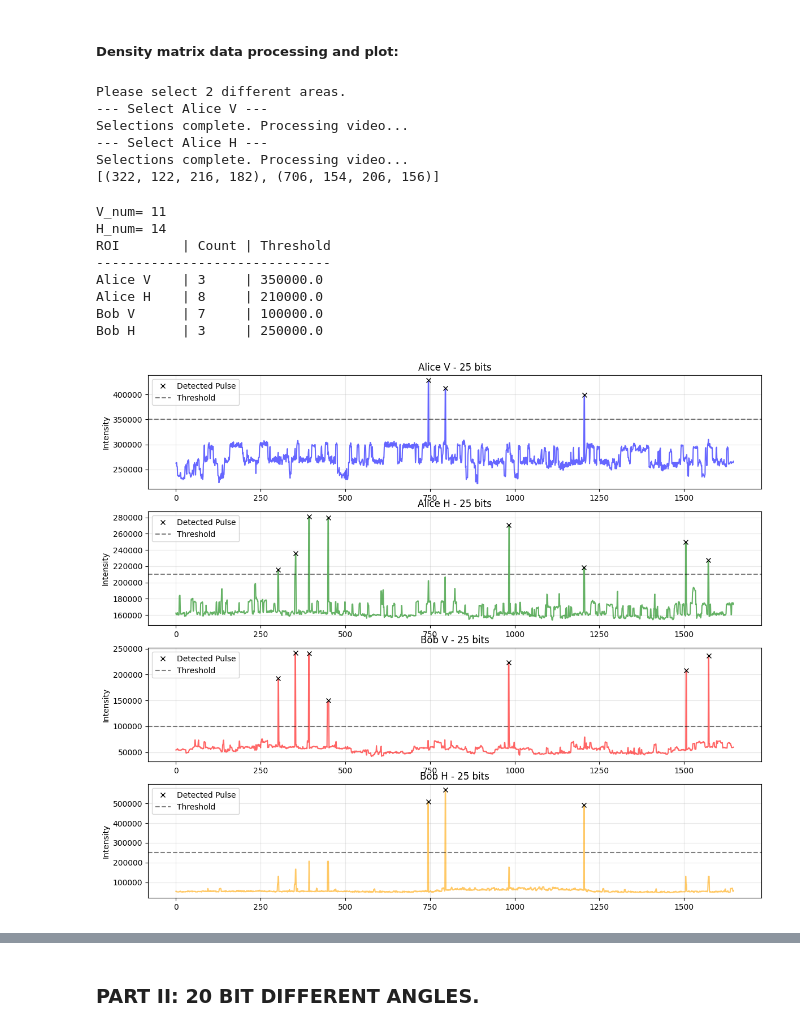
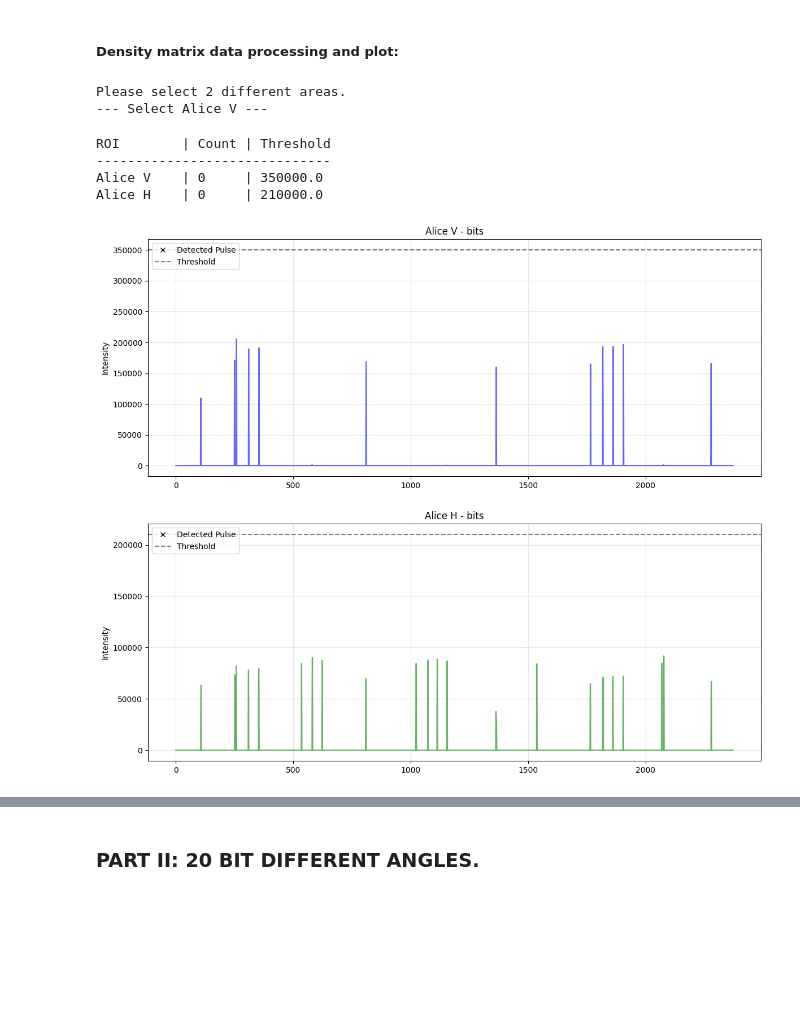
Before and after one commit to zivschoenfeld/quantom-tomography-visualised-in-classical-system, a Jupyter notebook: code.ipynb, the cells around one changed output, grey strips where cells are left out. Drawn from its saved outputs; the diff is of its cells as text; code cells hidden in the pictures; blank space fills up the shorter version.

```diff
--- a/code.ipynb
+++ b/code.ipynb
@@ -248,9 +248,27 @@ def image_analysis(ROI_COUNT, labels, RESIZE_FACTOR, ROI_exe=True):
             x, y, w, h = roi_coords[i]
 
             # 1. Extract the ROI
-            roi = frame[y : y + h, x : x + w, 2]
+            roi = frame[y : y + h, x : x + w]
+            roi_hsv = cv2.cvtColor(roi, cv2.COLOR_BGR2HSV)
+            lower_red_1 = np.array([0, 100, 100])  # Hue, Saturation, Value
+            upper_red_1 = np.array([10, 255, 255])
 
-            results[i].append(np.sum(roi))
+            # Upper range (170-180)
+            lower_red_2 = np.array([170, 100, 100])
+            upper_red_2 = np.array([180, 255, 255])
+
+            # 4. Create the masks using cv2.inRange()
+            mask1 = cv2.inRange(roi_hsv, lower_red_1, upper_red_1)
+            mask2 = cv2.inRange(roi_hsv, lower_red_2, upper_red_2)
+
+            # 5. Combine the masks
+            # Use bitwise OR operation to combine the two masks
+            red_mask = mask1 | mask2
+            result = red_mask
+            # 3. Sum the pixel values of the red channel using numpy.sum()
+            # Using numpy.sum() is generally efficient for large arrays
+
+            results[i].append(np.sum(result))
 
         # --- VISUALIZATION ---
         display_frame = cv2.resize(frame, (new_width, new_height))
@@ -288,7 +306,7 @@ bit_list_25 = df_bit_25[0].tolist()
 bit_list_50 = df_bit_50[0].tolist()
 # %%
 # --- SETTINGS ---
-video_path = r"videos ran and nofit\ALPHA 45\22.5.mp4"
+video_path = r"ALPHA 0/67.5.mp4"
 RESIZE_FACTOR = 0.5  # Resize window to 50% for selection
 ROI_COUNT = 2  # How many areas you want to select
 
@@ -348,10 +366,6 @@ print(roi_coords)
 # %% [output]
 Please select 2 different areas.
 --- Select Alice V ---
-Selections complete. Processing video...
---- Select Alice H ---
-Selections complete. Processing video...
-[(322, 122, 216, 182), (706, 154, 206, 156)]
 # %%
 # --- CONFIGURATION ---
 # Adjust these based on your signal noise.
@@ -370,8 +384,6 @@ if half_wave == False:
     results[2], results[3] = results[3], results[2]
     thresholds[2], thresholds[3] = thresholds[3], thresholds[2]
 
-print("V_num=", V_num)
-print("H_num=", H_num)
 colors = ["b", "g", "r", "orange"]
 roi_labels = ["Alice V", "Alice H", "Bob V", "Bob H"]
 
@@ -387,42 +399,38 @@ for i in range(ROI_COUNT):
     signal_data = np.array(results[i])
 
     # --- 1. ROBUST PEAK FINDING (Replaces the crashing loop) ---
     # height: only counts if above threshold
     # distance: skips neighbor frames if they are part of the same pulse
     peaks_x, properties = find_peaks(
         signal_data, height=thresholds[i], distance=PEAK_DISTANCE
     )
 
     peak_indices.append(peaks_x)  # Save frame numbers for coincidence check later
 
     print(f"{roi_labels[i]:<10} | {len(peaks_x):<5} | {thresholds[i]:<10}")
 
     # --- 2. PLOTTING ---
     plt.subplot(ROI_COUNT, 1, i + 1)
     plt.plot(signal_data, color=colors[i], alpha=0.6)
     plt.plot(peaks_x, signal_data[peaks_x], "x", color="black", label="Detected Pulse")
     plt.axhline(thresholds[i], color="k", linestyle="--", alpha=0.5, label="Threshold")
     plt.ylabel("Intensity")
-    plt.title(f"{roi_labels[i]} - {H_num + V_num} bits")
+    plt.title(f"{roi_labels[i]} - bits")
     plt.legend(loc="upper left")
     plt.grid(True, alpha=0.3)
 
 
 def plot():
     plt.xlabel("Frame Number")
     plt.tight_layout()
-    plt.savefig(f"measurments and peaks - {H_num + V_num} bits")
+    plt.savefig("measurments and peaks -  bits")
     plt.show()
 # %% [output]
-V_num= 11
-H_num= 14
 ROI        | Count | Threshold
 ------------------------------
-Alice V    | 3     | 350000.0
-Alice H    | 8     | 210000.0
-Bob V      | 7     | 100000.0
-Bob H      | 3     | 250000.0
+Alice V    | 0     | 350000.0
+Alice H    | 0     | 210000.0
-[figure, old version]
+[figure, new version]
 # %%
 # The density matrix requires simultaneous detections (e.g., N_HH, N_HV).
 # We check if peaks in two channels are within 'tolerance' frames of each other.
```
Also changed, not shown: parts of 5 cells of this notebook.
